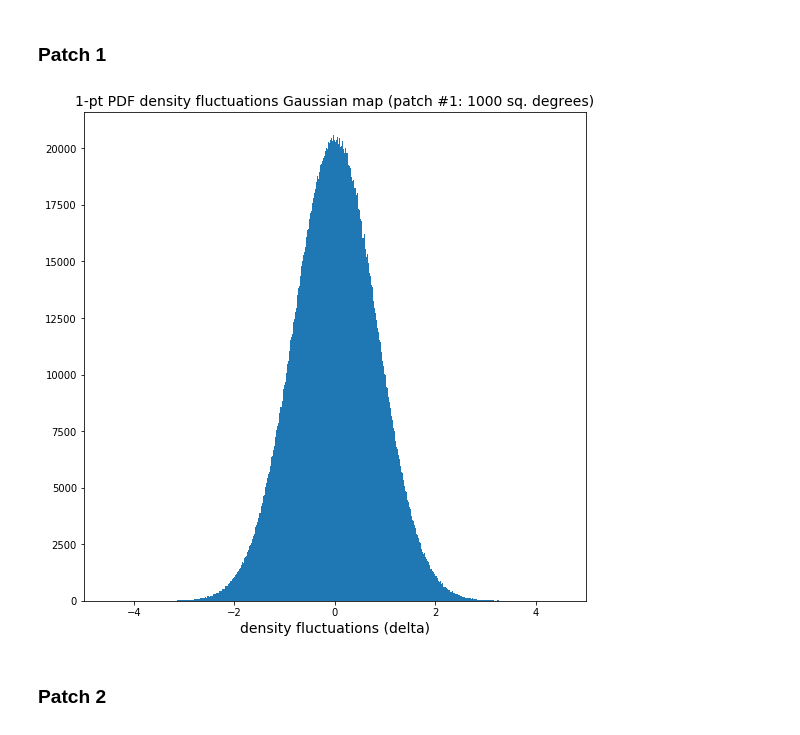
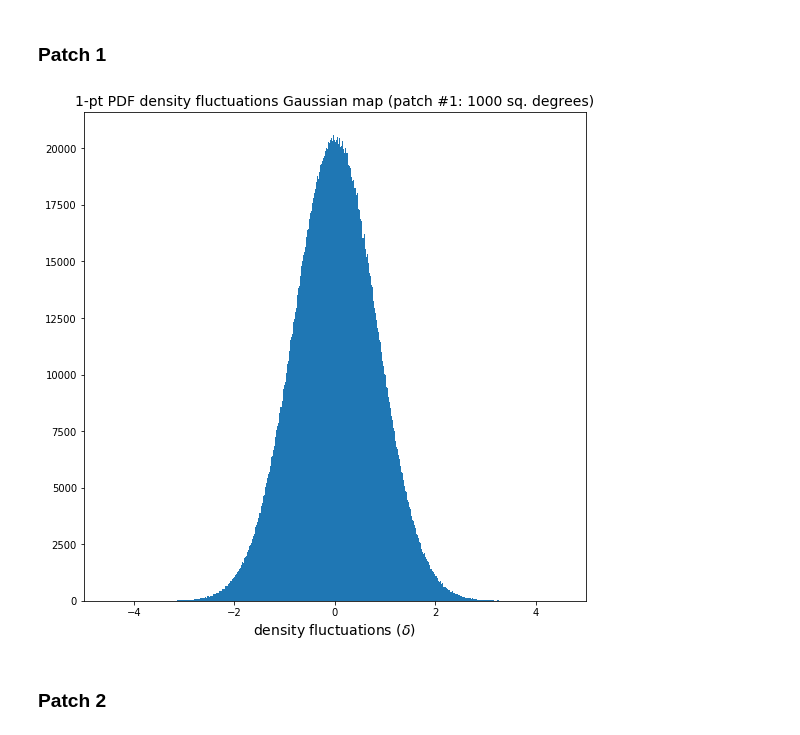
Before and after one commit to anikhalder/Integrated_Bispectrum, a Jupyter notebook: power_spectrum_gaussian/power_spectrum_gaussian_different_patches.ipynb, the cells around one changed output. Cells and saved outputs as stored; diff of their text form; code cells hidden in the pictures.

```diff
--- a/power_spectrum_gaussian/power_spectrum_gaussian_different_patches.ipynb
+++ b/power_spectrum_gaussian/power_spectrum_gaussian_different_patches.ipynb
@@ -64,35 +64,35 @@ INDXSCHM = IMPLICIT
 # Choose a random pixel i.e. center of disc (patch on the sky map) around which to take 1000 deg square area
 disc_center = hp.pix2vec(nside, 101010101)
 
 # radius (in radians) corresponding to 1000 deg square patch in sky = 0.31 radians
 
 # find the pixels
 pixels_indices_disc = hp.query_disc(nside, disc_center, 0.31)
 
 density_field_gaussian_disc = density_field_gaussian[pixels_indices_disc]
 dec = np.pi/2 - hp.pix2ang(nside, pixels_indices_disc)[0]
 RA = hp.pix2ang(nside, pixels_indices_disc)[1]
 
 # for saving into fits file with astropy
 RA_data = Column(RA, name='RA', dtype='float') # column having ra
 dec_data = Column(dec, name='dec', dtype='float') # column having dec
 del_g_data = Column(density_field_gaussian_disc, name='del_g', dtype='float') # column having pixels_disc_values
 
 density_fluctuations_table = Table((RA_data, dec_data, del_g_data))
 # density_fluctuations_table.show_in_notebook()
 
 density_fluctuations_table.write("./simulations_output/different_patches/density_fluctuations_gaussian_patch_1.fits" , overwrite=True)
 
 # 1-pt PDF of density fluctuations within patch
 
 plt.figure(figsize=(9,9))
 plt.hist(density_field_gaussian_disc, bins=1000)
-plt.xlabel('density fluctuations (delta)', fontsize=14)
+plt.xlabel('density fluctuations ($δ$)', fontsize=14)
 plt.xlim(-5,5)
 plt.title('1-pt PDF density fluctuations Gaussian map (patch #1: 1000 sq. degrees)', fontsize=14)
 plt.savefig("./simulations_output/plot_output/1_pt_PDF_different_patches/density_fluctuations_gaussian_1_pt_PDF_patch_1.pdf")
 # %% [output]
-[figure, old version]
+[figure, new version]
 # %% [markdown]
 ### Patch 2
 # %%
```
Also changed, not shown: parts of 7 cells of this notebook, 25 other files.
